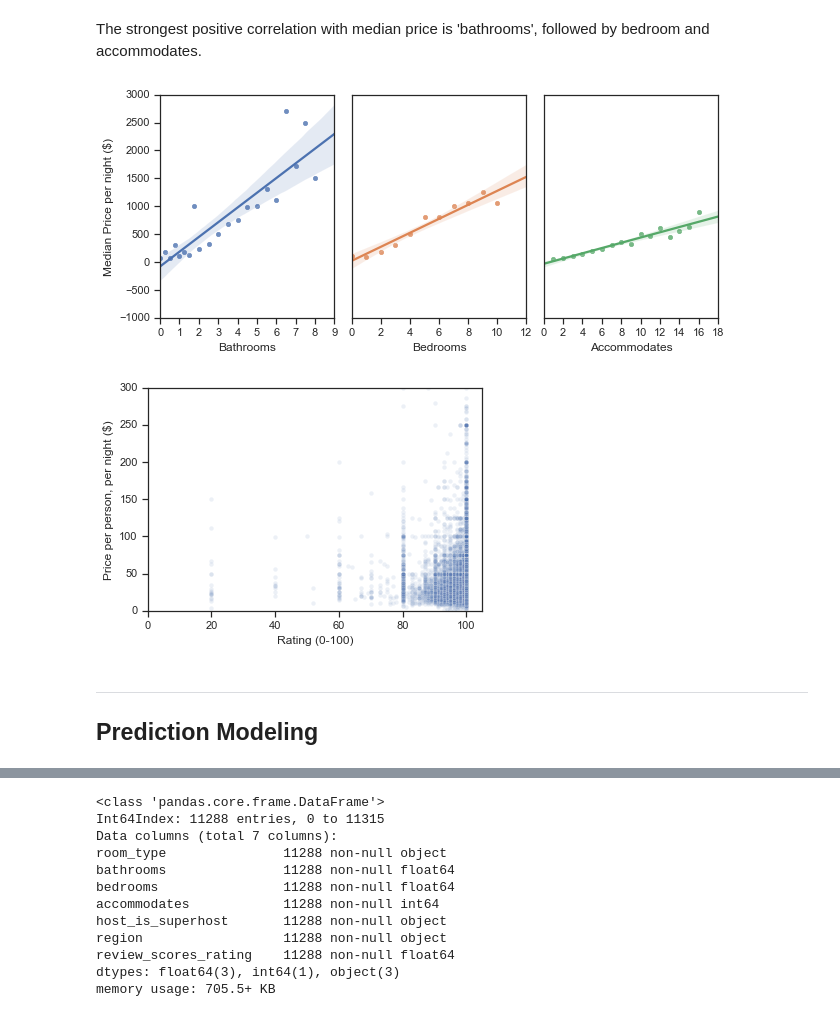
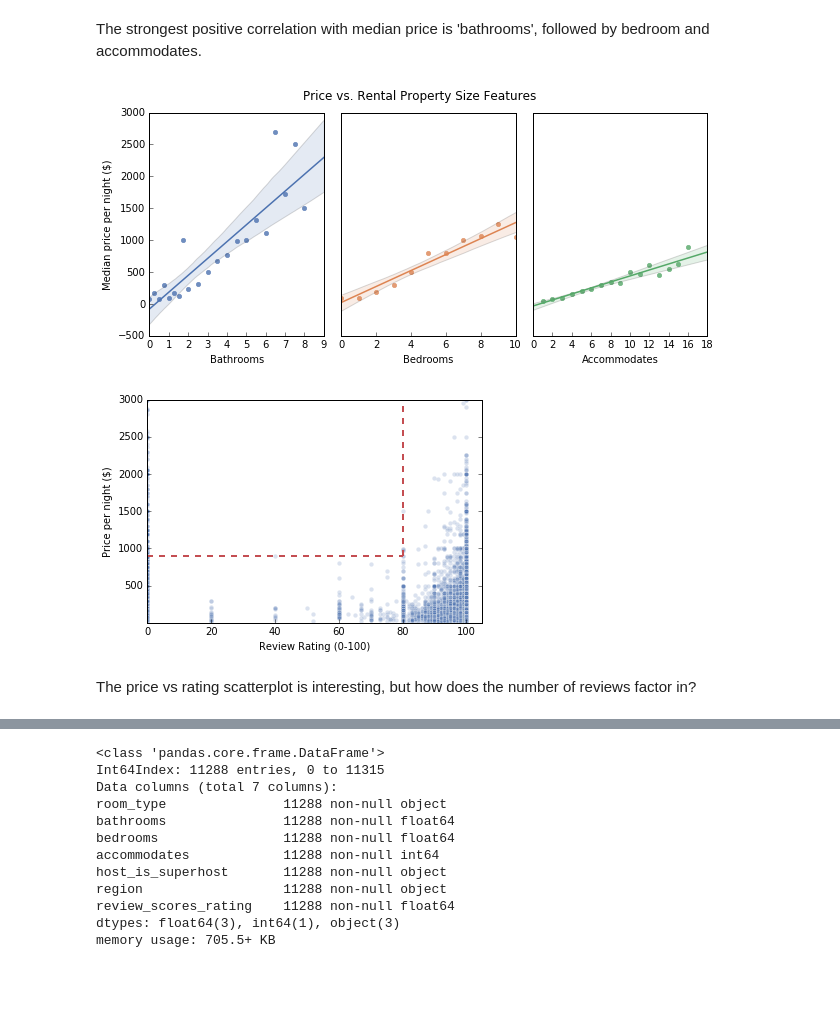
Before and after one commit to daniel-codes/airbnb-austin-tx, a Jupyter notebook: airbnb_austin_tx.ipynb, the cells around one changed output, grey strips where cells are left out. Saved outputs shown, nothing was run; the diff lists cells and outputs as text; code cells hidden in the pictures; blank space fills up the shorter version.

```diff
--- a/airbnb_austin_tx.ipynb
+++ b/airbnb_austin_tx.ipynb
@@ -19,14 +18,18 @@ import pandas as pd
 import numpy as np
 import matplotlib.pyplot as plt
 import seaborn as sns
-#import vincent
-#import gdal
-
-# sklearn imports
-from sklearn.linear_model import LinearRegression
 from sklearn.model_selection import train_test_split
 from sklearn.metrics import r2_score, mean_squared_error
+from sklearn.preprocessing import MinMaxScaler
+from sklearn.neighbors import KNeighborsRegressor
+from sklearn.linear_model import LinearRegression
+from sklearn.svm import SVR
+from sklearn.ensemble import RandomForestRegressor
+from sklearn.tree import DecisionTreeRegressor
 
-sns.set(style="ticks")
+# Pandas warning messages
 pd.options.mode.chained_assignment = None  # default='warn'
+
+# Plot options
+sns.palplot(sns.color_palette('deep'))
 %matplotlib inline
@@ -384,50 +403,57 @@ The strongest positive correlation with median price is 'bathrooms', followed by
 # %%
 df_grp_bath = df.groupby('bathrooms').price.median().reset_index()
 df_grp_bed = df.groupby('bedrooms').price.median().reset_index()
 df_grp_acc = df.groupby('accommodates').price.median().reset_index()
 
 fig, ax = plt.subplots(figsize=(10, 4), ncols=3)
 
-sns.regplot(x='bathrooms', y='price',
+sns.regplot(x='bathrooms', y='price', color='#4c72b0',
             data=df_grp_bath, ax=ax[0])
 ax[0].set_xlim(0, None)
 ax[0].set_xlabel("Bathrooms")
-ax[0].set_ylabel("Median Price per night ($)")
+ax[0].set_ylabel("Median price per night ($)")
 
-sns.regplot(x='bedrooms', y='price',
+sns.regplot(x='bedrooms', y='price', color='#dd8452',
             data=df_grp_bed, ax=ax[1])
-ax[1].set_xlim(0, None)
+ax[1].set_xlim(0, 10)
 ax[1].set_xlabel("Bedrooms")
 ax[1].set_yticks([])
 ax[1].yaxis.label.set_visible(False)
 
-sns.regplot(x='accommodates', y='price',
+sns.regplot(x='accommodates', y='price', color='#55a868',
             data=df_grp_acc, ax=ax[2])
 ax[2].set_xlim(0, None)
 ax[2].set_xlabel("Accommodates")
 ax[2].set_yticks([])
 ax[2].yaxis.label.set_visible(False)
 
 for a in ax:
-    a.set_ylim(-1000, 3000)
+    a.set_ylim(-500, 3000)
     a.tick_params(top=False, right=False)
 
+fig.suptitle("Price vs. Rental Property Size Features", fontsize=12)
 fig.subplots_adjust(wspace=0.1)
-fig.savefig('median_price_compare.png')
+fig.savefig('images/price_by_property_size.png')
 # %% [output]
-[figure, old version]
+[figure, new version]
 # %%
-f, ax = plt.subplots()
-hack = df_rating_price[df_rating_price['price']>1]
+fig, ax = plt.subplots(figsize=(6, 4))
+#df_rp = df_rating_price[df_rating_price['price']>1]
 
-sns.scatterplot(x="review_scores_rating", y='price_per_person', data=hack, ax=ax, alpha=0.1)
-ax.set_ylim(0, 300)
+#https://stackoverflow.com/questions/38249454/extract-rgb-or-6-digit-code-from-seaborn-palette
+sns.scatterplot(x="review_scores_rating", y='price',
+                data=df_rating_price, alpha=0.2, color='#4c72b0')
+ax.set_ylim(1, 3000)
 ax.set_xlim(0, 105)
-ax.set_ylabel("Price per person, per night ($)")
-ax.set_xlabel("Rating (0-100)")
-ax.tick_params(right=False, top=False)
+ax.set_ylabel("Price per night ($)")
+ax.set_xlabel("Review Rating (0-100)")
+ax.tick_params(top=False)
+ax.vlines(x=80, ymin=900, ymax=3000, color = '#c44e52',
+          linestyle='--', linewidth=2)
+ax.hlines(y=900, xmin=0, xmax=80, color = '#c44e52',
+          linestyle='--', linewidth=2)
+plt.show();
 # %% [output]
-[figure, old version]
+[figure, new version]
-# %% [markdown]
-***
-## Prediction Modeling
+# %% [markdown]
+The price vs rating scatterplot is interesting, but how does the number of reviews factor in?
```
Also changed, not shown: parts of 42 cells of this notebook.
